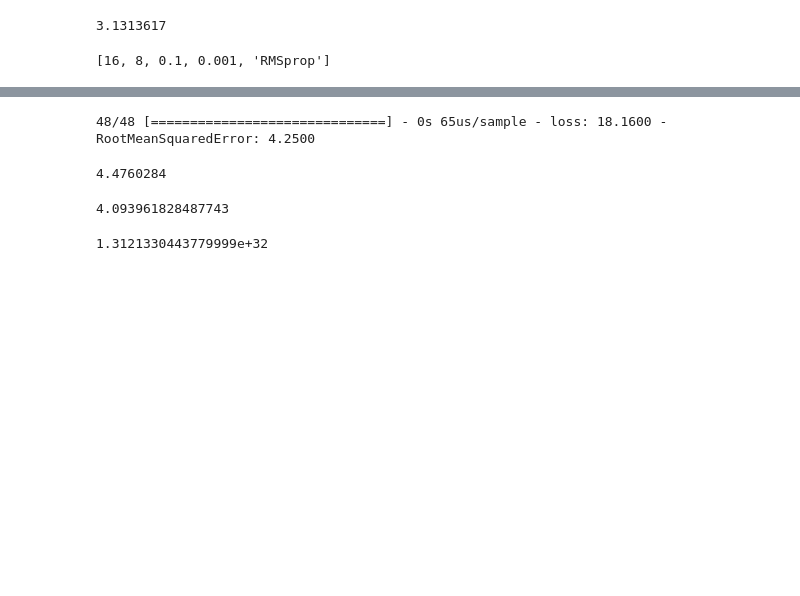
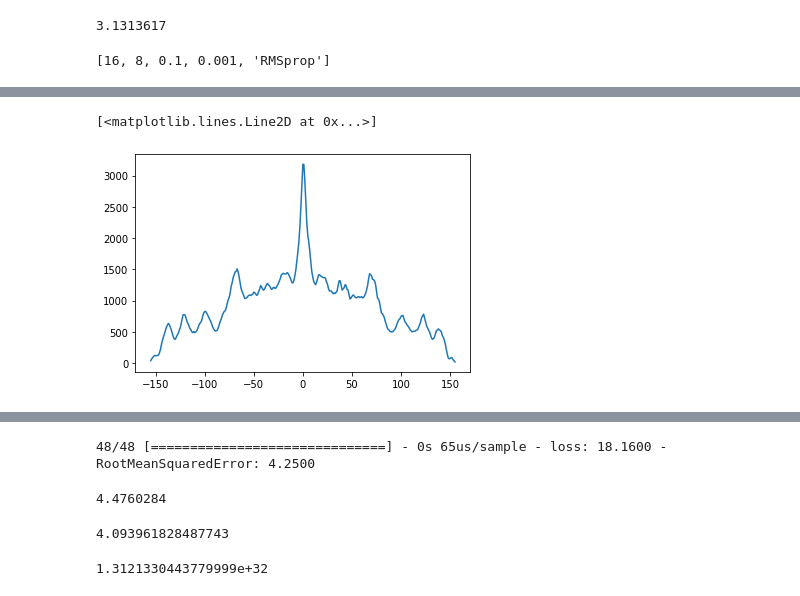
Before and after one commit to alchemist5617/timeseries-networks, a Jupyter notebook: Extremes Predection TF.ipynb, the cells around one changed output, grey strips where cells are left out. Drawn from its saved outputs; the diff is of its cells as text; code cells hidden in the pictures; blank space fills up the shorter version.

```diff
--- a/Extremes Predection TF.ipynb
+++ b/Extremes Predection TF.ipynb
@@ -438,0 +441,10 @@ plt.ylim((0,20))
+# %%
+predictions = np.squeeze(predictions)
+c = np.correlate(predictions,y_test, "full")
+
+x_c = np.arange(-len(predictions)+1,len(predictions))
+
+plt.plot(x_c,c)
+# %% [output]
+[<matplotlib.lines.Line2D at 0x...>]
+[figure, added]
```
Also changed, not shown: parts of 5 cells of this notebook, 5 other files.
